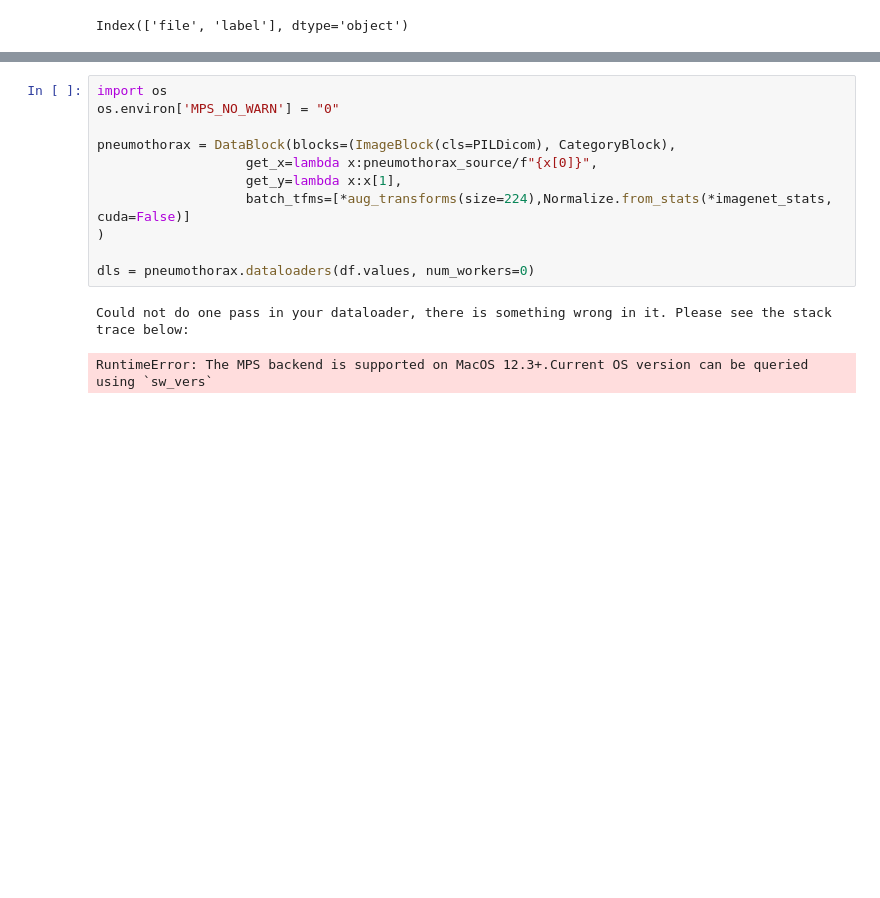
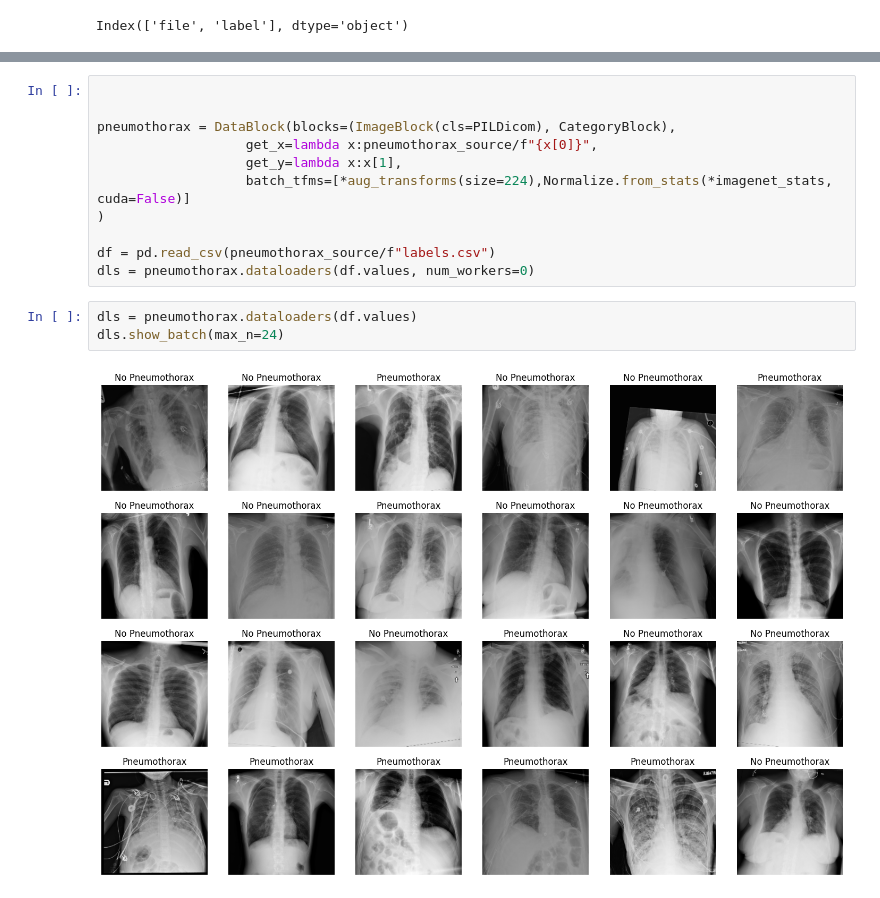
Before and after one commit to MohamedDerri/My-AI-journey, a Jupyter notebook: Chest XRays Classification using fastai/pneumothorax_classification.ipynb, the cells around one changed output, grey strips where cells are left out. Saved outputs shown, nothing was run; the diff lists cells and outputs as text; blank space fills up the shorter version.

```diff
--- a/Chest XRays Classification using fastai/pneumothorax_classification.ipynb
+++ b/Chest XRays Classification using fastai/pneumothorax_classification.ipynb
@@ -130,6 +139,5 @@ plt.show()
 # %%
-import os
-os.environ['MPS_NO_WARN'] = "0"
+
 
 pneumothorax = DataBlock(blocks=(ImageBlock(cls=PILDicom), CategoryBlock),
                    get_x=lambda x:pneumothorax_source/f"{x[0]}",
@@ -137,7 +145,10 @@ pneumothorax = DataBlock(blocks=(ImageBlock(cls=PILDicom), CategoryBlock),
                    batch_tfms=[*aug_transforms(size=224),Normalize.from_stats(*imagenet_stats, cuda=False)]
 )
 
+df = pd.read_csv(pneumothorax_source/f"labels.csv")
 dls = pneumothorax.dataloaders(df.values, num_workers=0)
-# %% [output]
-Could not do one pass in your dataloader, there is something wrong in it. Please see the stack trace below:
-RuntimeError: The MPS backend is supported on MacOS 12.3+.Current OS version can be queried using `sw_vers`
+# %%
+dls = pneumothorax.dataloaders(df.values)
+dls.show_batch(max_n=24)
+# %% [output]
+[figure, added]
```
Also changed, not shown: parts of 29 cells of this notebook.
